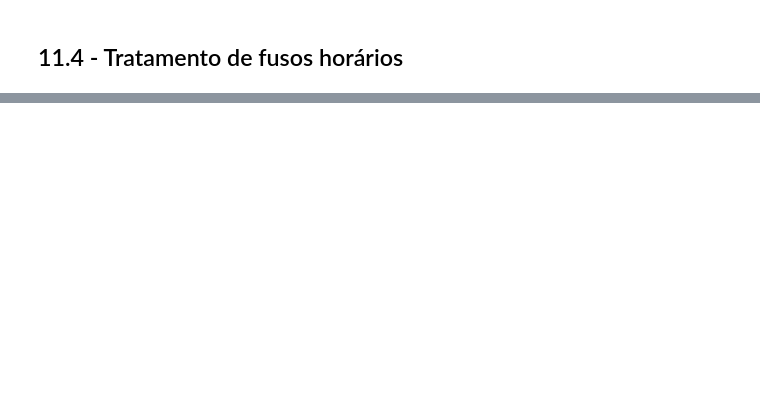
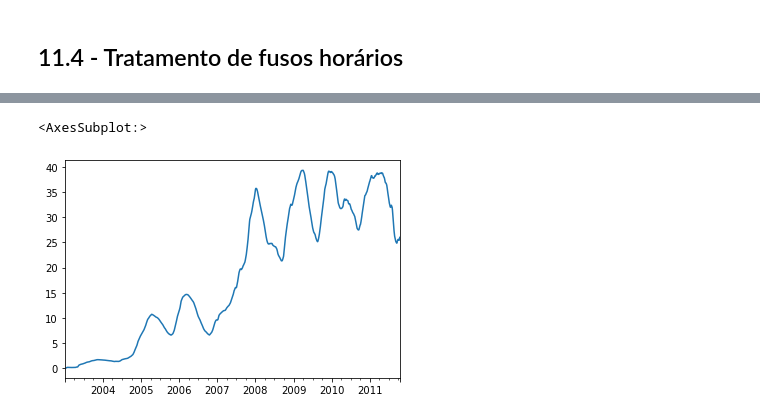
Before and after one commit to saulorcj/anotacoes, a Jupyter notebook: analise de dados/cap11.ipynb, the cells around one changed output, grey strips where cells are left out. Saved outputs shown, nothing was run; the diff lists cells and outputs as text; code cells hidden in the pictures; blank space fills up the shorter version.

```diff
--- a/analise de dados/cap11.ipynb
+++ b/analise de dados/cap11.ipynb
@@ -542,0 +1220,3 @@ Freq: M, dtype: float64
+# %%
+appl_std250 = close_px.AAPL.rolling(250, min_periods=10).std()
+appl_std250[5:12]
@@ -542,0 +1232,5 @@ Freq: M, dtype: float64
+# %%
+appl_std250.plot()
+# %% [output]
+<AxesSubplot:>
+[figure, added]
```
Also changed, not shown: parts of 141 cells of this notebook.
